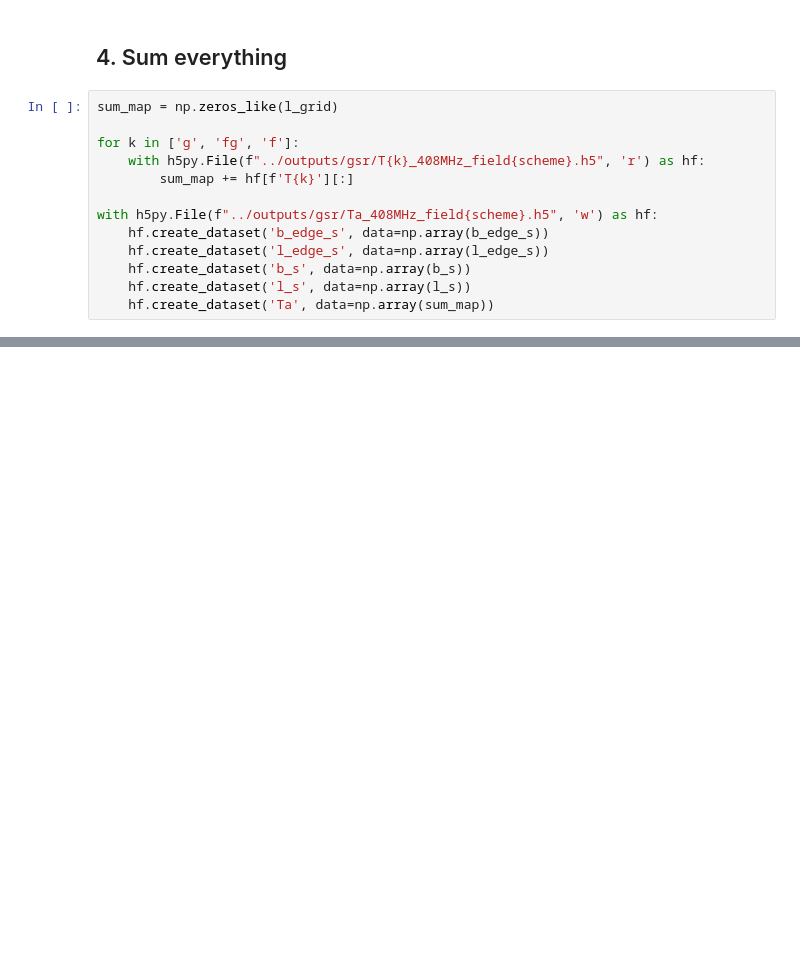
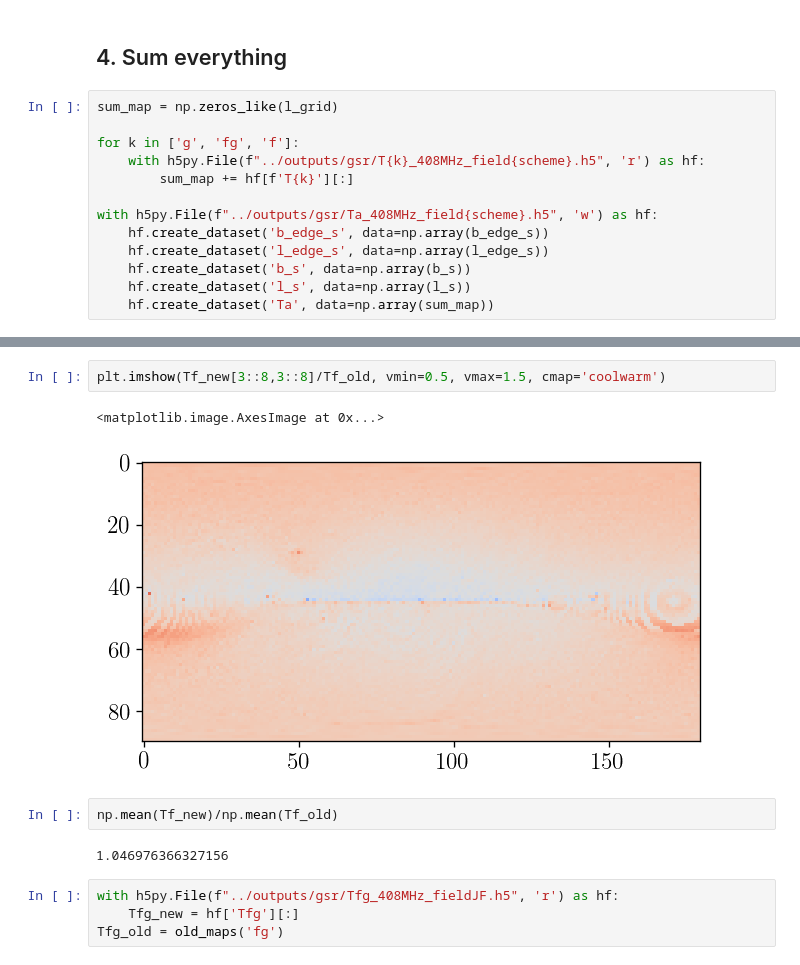
Before and after one commit to yitiansun/axion-mirror, a Jupyter notebook: notebooks/gsr_3D.ipynb, the cells around one changed output, grey strips where cells are left out. Cells and saved outputs as stored; diff of their text form; blank space fills up the shorter version.

```diff
--- a/notebooks/gsr_3D.ipynb
+++ b/notebooks/gsr_3D.ipynb
@@ -327,0 +395,13 @@ plot_lb(1e6 * sum_map, title=r'Total stimulated decay temperature $T_a$ at 408 M
+# %%
+plt.imshow(Tf_new[3::8,3::8]/Tf_old, vmin=0.5, vmax=1.5, cmap='coolwarm')
+# %% [output]
+<matplotlib.image.AxesImage at 0x...>
+[figure, added]
+# %%
+np.mean(Tf_new)/np.mean(Tf_old)
+# %% [output]
+1.046976366327156
+# %%
+with h5py.File(f"../outputs/gsr/Tfg_408MHz_fieldJF.h5", 'r') as hf:
+    Tfg_new = hf['Tfg'][:]
+Tfg_old = old_maps('fg')
```
Also changed, not shown: parts of 14 cells of this notebook, 24 other files.
